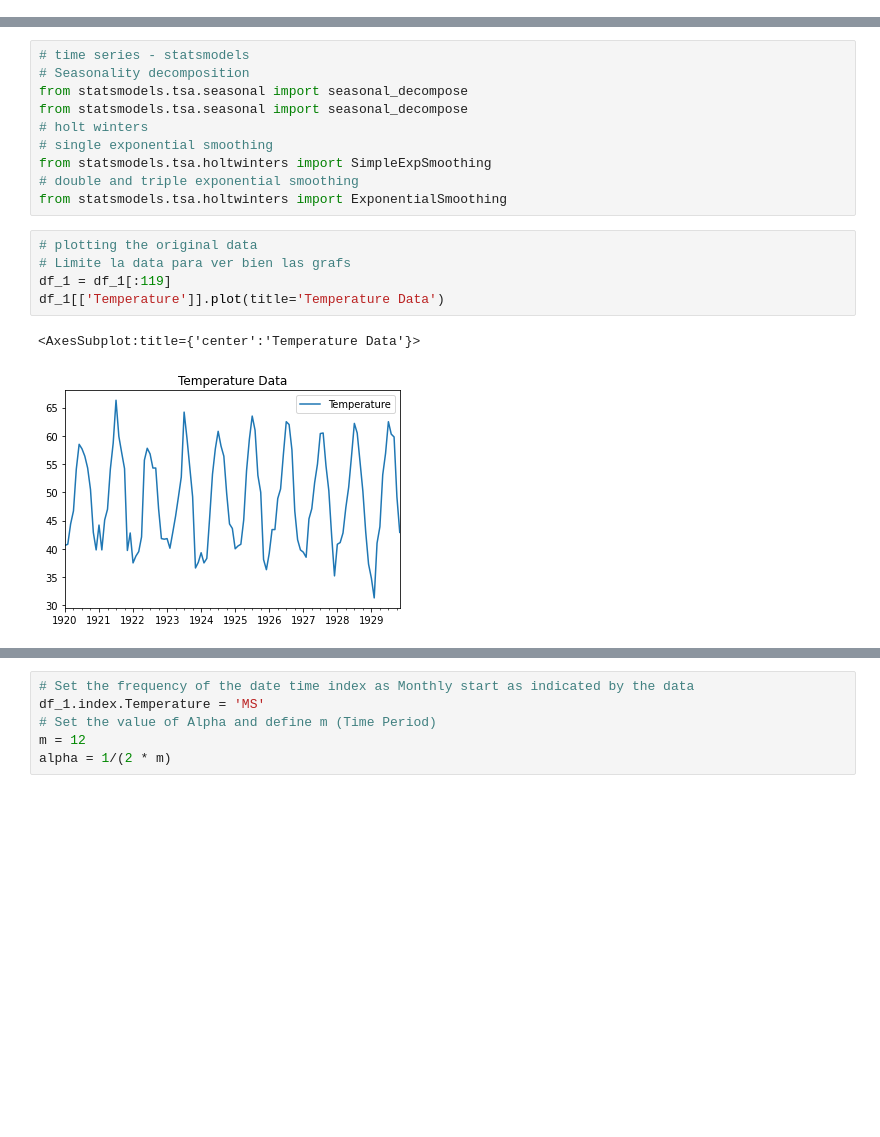
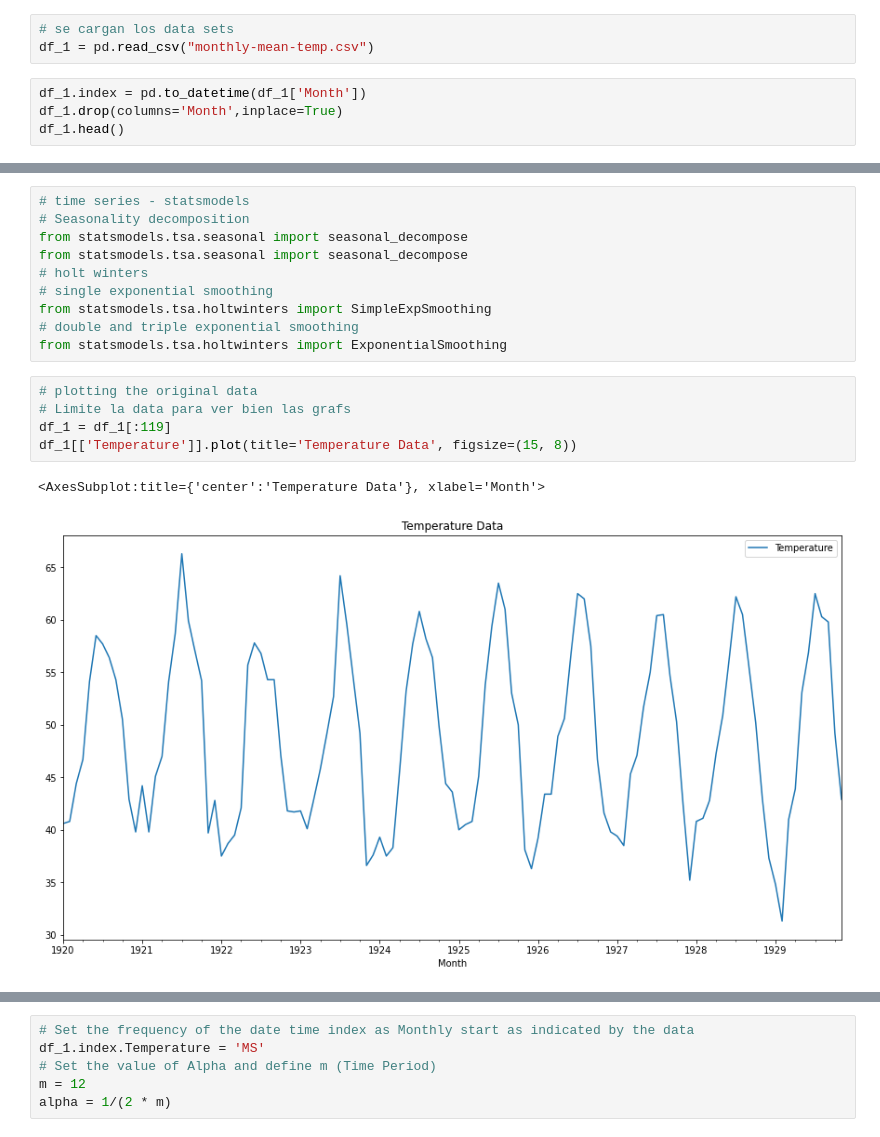
Before and after one commit to CamilaGO/Lab7-ds, a Jupyter notebook: Laboratorio 7 - Monthly Mean Temp.ipynb, the cells around one changed output, grey strips where cells are left out. Cells and saved outputs as stored; diff of their text form; blank space fills up the shorter version.

```diff
--- a/Laboratorio 7 - Monthly Mean Temp.ipynb
+++ b/Laboratorio 7 - Monthly Mean Temp.ipynb
@@ -174,3 +230,10 @@ df_1[['Temperature', 'forecast']].plot(figsize=(12, 8))
 #### 3. Winter-Holt
 # %% [markdown]
 - Fuente de consulta: https://medium.com/analytics-vidhya/python-code-on-holt-winters-forecasting-3843808a9873
+# %%
+# se cargan los data sets
+df_1 = pd.read_csv("monthly-mean-temp.csv")
+# %%
+df_1.index = pd.to_datetime(df_1['Month'])
+df_1.drop(columns='Month',inplace=True)
+df_1.head()
@@ -187,10 +261,10 @@ from statsmodels.tsa.holtwinters import ExponentialSmoothing
 # %%
 # plotting the original data
 # Limite la data para ver bien las grafs
 df_1 = df_1[:119]
-df_1[['Temperature']].plot(title='Temperature Data')
+df_1[['Temperature']].plot(title='Temperature Data', figsize=(15, 8))
 # %% [output]
-<AxesSubplot:title={'center':'Temperature Data'}>
+<AxesSubplot:title={'center':'Temperature Data'}, xlabel='Month'>
-[figure, old version]
+[figure, new version]
 # %%
 decompose_result = seasonal_decompose(df_1, model='multiplicative')
```
Also changed, not shown: parts of 29 cells of this notebook, 1 other file.
